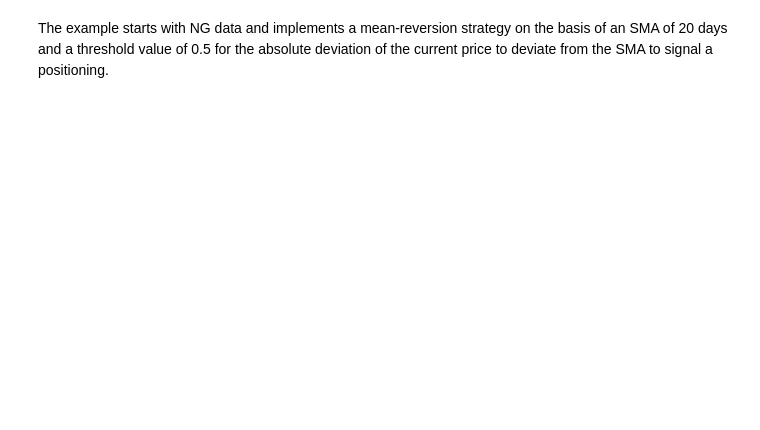
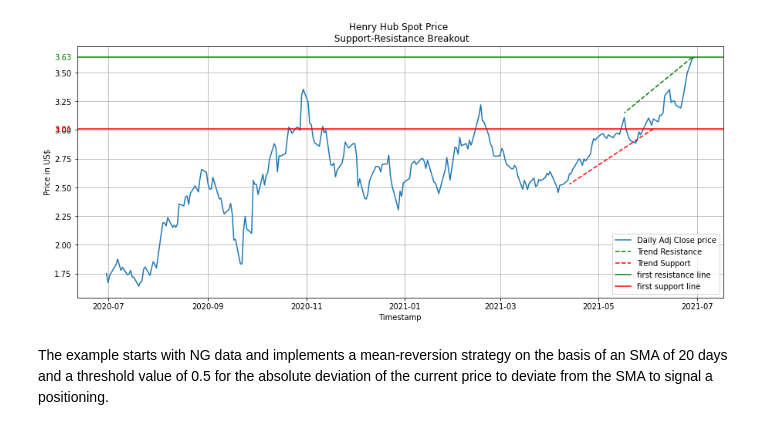
Before and after one commit to saritmaitra/Mean_Reversion_Trading, a Jupyter notebook: Mean_reversion_trading.ipynb, the cells around one changed output. Drawn from its saved outputs; the diff is of its cells as text; code cells hidden in the pictures; blank space fills up the shorter version.

```diff
--- a/Mean_reversion_trading.ipynb
+++ b/Mean_reversion_trading.ipynb
@@ -13,3 +16,68 @@ from pandas import concat, DataFrame
+# %%
+ticker = "CHRIS/CME_NG1"
+authtoken="LSQpgUzwJRoF667ZpzyL"
+class DataBase():
+  def __init__(self, ticker, days):
+    self.ticker = ticker
+    data =quandl.get(ticker, authtoken=authtoken,
+                 start_date='2020-01-01',
+                 )
+    self.df = pd.DataFrame(data)
+    pd.set_option("display.max_columns", None)
+    self.df[self.df.index.dayofweek < 5]
+    self.df= self.df[-days:]
+
+  def quote(self):
+    return self.df
+
+db = DataBase(ticker, 252)
+df = db.quote()
+df.tail()
+
+pivot_h1 = df['High'][-21:-1].max() # 4 weeks
+pivot_h2 = df['High'][-55:-22].max() # 6 weeks post 4 weeks
+pivot_l1 = df['Low'][-21:-1].min() # 4 weeks
+pivot_l2 = df['Low'][-55:-22].min() # 6 weeks post 4 weeks
+
+a = [df['High'][-21:-1].idxmax(), pivot_h1]
+b = [df['High'][-55:-22].idxmax(), pivot_h2]
+a1 = [df['Low'][-21:-1].idxmin(), pivot_l1]
+b1 = [df['Low'][-55:-22].idxmin(), pivot_l2]
+
+x1_high_values = [a[0], b[0]]
+y1_high_values = [a[1], b[1]]
+x1_low_values = [a1[0], b1[0]]
+y1_low_values = [a1[1], b1[1]]
+
+
+plt.rcParams.update({'font.size': 10})
+# plt.style.use('dark_background')
+fig, ax1 = plt.subplots(figsize = (15,6))
+ax1.set_ylabel("Price in US$")
+ax1.set_xlabel("Timestamp")
+ax1.set_title("Henry Hub Spot Price \n Support-Resistance Breakout")
+
+ax1.plot('Settle', data=df, label = 'Daily Adj Close price',
+         ) # if we need thinner line
+
+ax1.plot(x1_high_values, y1_high_values, color='g', linestyle ='--',
+         label = 'Trend Resistance')
+ax1.plot(x1_low_values, y1_low_values, color='r', linestyle ='--',
+         label = 'Trend Support')
+
+ax1.axhline(y= pivot_h1, color = 'g', label = "first resistance line")
+ax1.axhline(y= pivot_l1, color = 'r', label = "first support line")
+
+trans = transform.blended_transform_factory(ax1.get_yticklabels()[0].get_transform(), ax1.transData)
+
+ax1.text(0, pivot_h1, "{:.2f}".format(pivot_h1), color = 'g',
+         transform=trans, ha='right', va='center')
+ax1.text(0, pivot_l1, "{:.2f}".format(pivot_l1), color = 'r',
+         transform=trans, ha='right', va='center')
+
+ax1.legend(); ax1.grid(); plt.show()
+# %% [output]
+[figure, added]
 # %% [markdown]
 The example starts with NG data and implements a mean-reversion strategy on the basis of an SMA of 20 days and a threshold value of 0.5 for the absolute deviation of the current price to deviate from the SMA to signal a positioning.
 # %%
```
Also changed, not shown: parts of 2 cells of this notebook.
